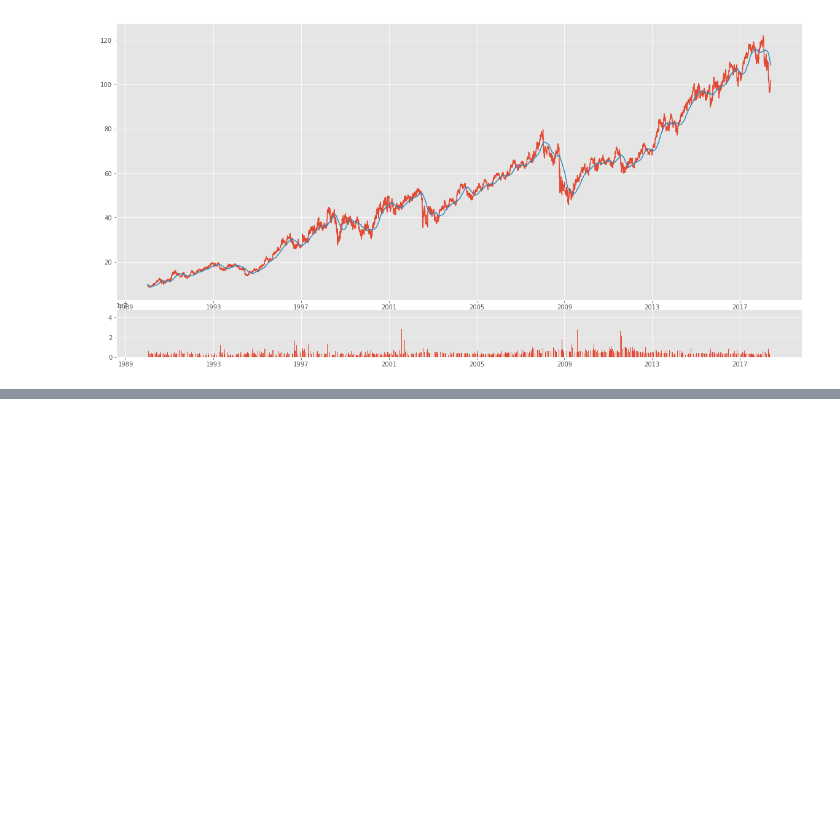
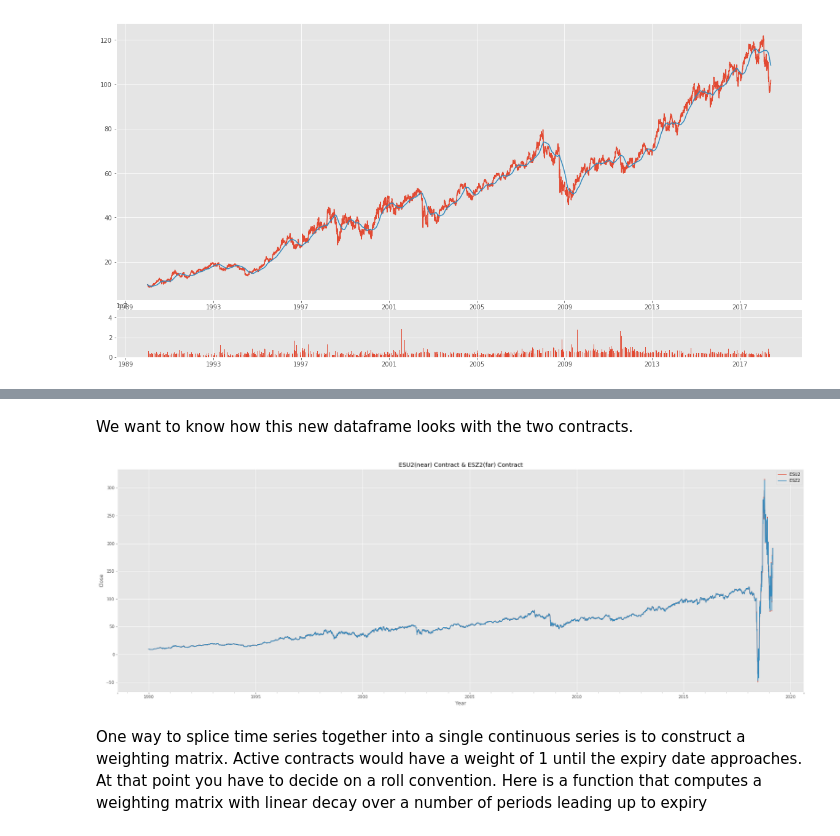
Before and after one commit to dmf42186/MSDS-7333-Quantifying-the-World, a Jupyter notebook: Unit 4 Case Study/CaseStudy3_Tims_Notebook.ipynb, the cells around one changed output, grey strips where cells are left out. Cells and saved outputs as stored; diff of their text form; code cells hidden in the pictures; blank space fills up the shorter version.

```diff
--- a/Unit 4 Case Study/CaseStudy3_Tims_Notebook.ipynb
+++ b/Unit 4 Case Study/CaseStudy3_Tims_Notebook.ipynb
@@ -113,0 +155,2 @@ plt.show()
+# %%
+N = 200
@@ -113,0 +159,4 @@ plt.show()
+# %%
+walk = (np.random.randint(0, 200, size=N) - 100) * 0.25
+perturb = (np.random.randint(0, 20, size=N) - 10) * 0.25
+walk = walk.cumsum()
@@ -113,0 +165,2 @@ plt.show()
+# %%
+rng = pd.date_range(pep_close.index[0], periods=len(pep_close) + N, freq='B')
@@ -113,0 +169,20 @@ plt.show()
+# %%
+near = np.concatenate([pep_close.values, pep_close.values[-1] + walk])
+far = np.concatenate([pep_close.values, pep_close.values[-1] + walk + perturb])
+prices = DataFrame({'ESU2': near, 'ESZ2': far}, index=rng)
+# %% [markdown]
+We want to know how this new dataframe looks with the two contracts.
+# %%
+prices.plot()
+plt.title("ESU2(near) Contract & ESZ2(far) Contract")
+plt.xlabel("Year")
+plt.ylabel("Close")
+plt.show()
+# %% [output]
+[figure, added]
+# %% [markdown]
+One way to splice time series together into a single continuous series is to construct a
+weighting matrix. Active contracts would have a weight of 1 until the expiry date approaches.
+At that point you have to decide on a roll convention. Here is a function that
+computes a weighting matrix with linear decay over a number of periods leading up to
+expiry
```
Also changed, not shown: parts of 31 cells of this notebook.
